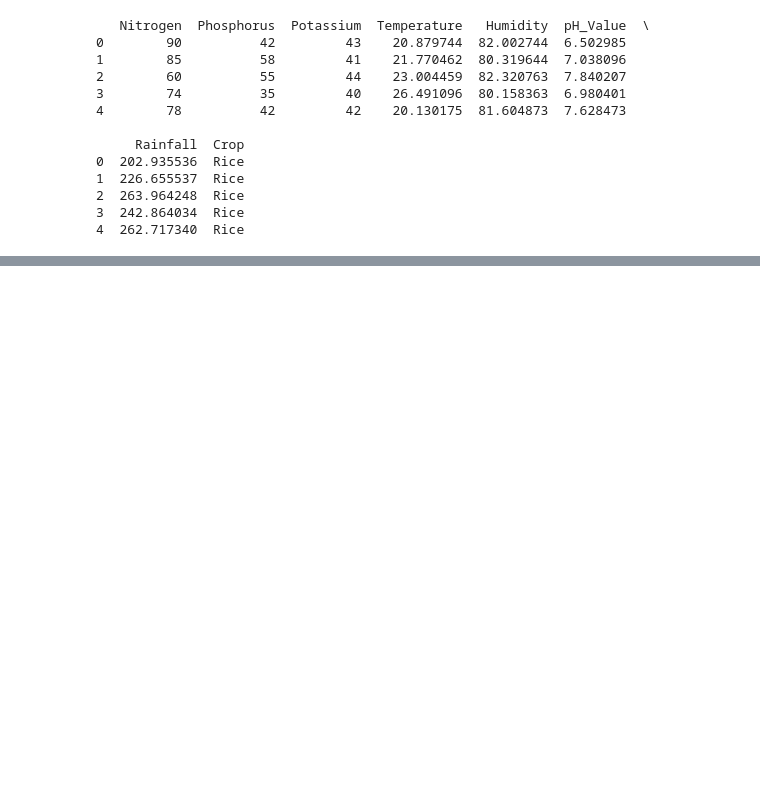
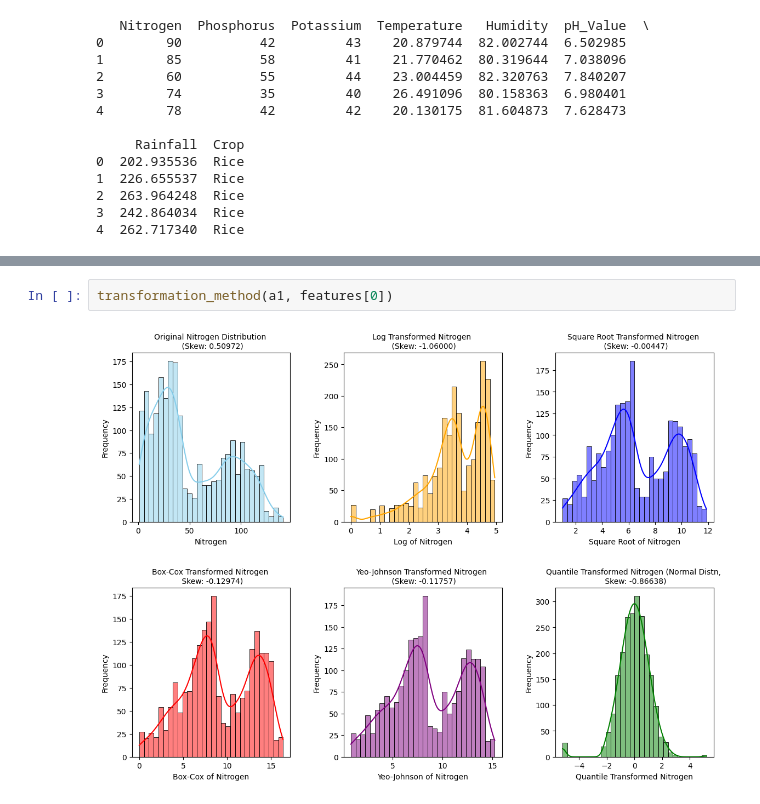
Before and after one commit to subhangi03/AgriSage, a Jupyter notebook: cleaning.ipynb, the cells around one changed output, grey strips where cells are left out. Cells and saved outputs as stored; diff of their text form; blank space fills up the shorter version.

```diff
--- a/cleaning.ipynb
+++ b/cleaning.ipynb
@@ -277,0 +347,4 @@ Transformed Data:
+# %%
+transformation_method(a1, features[0])
+# %% [output]
+[figure, added]
```
Also changed, not shown: parts of 8 cells of this notebook.
